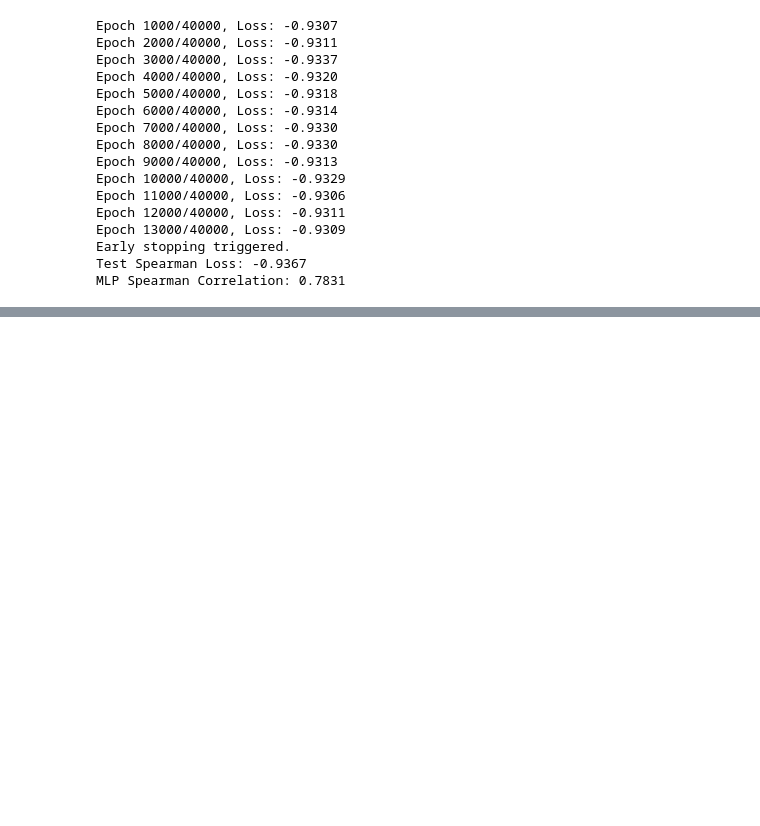
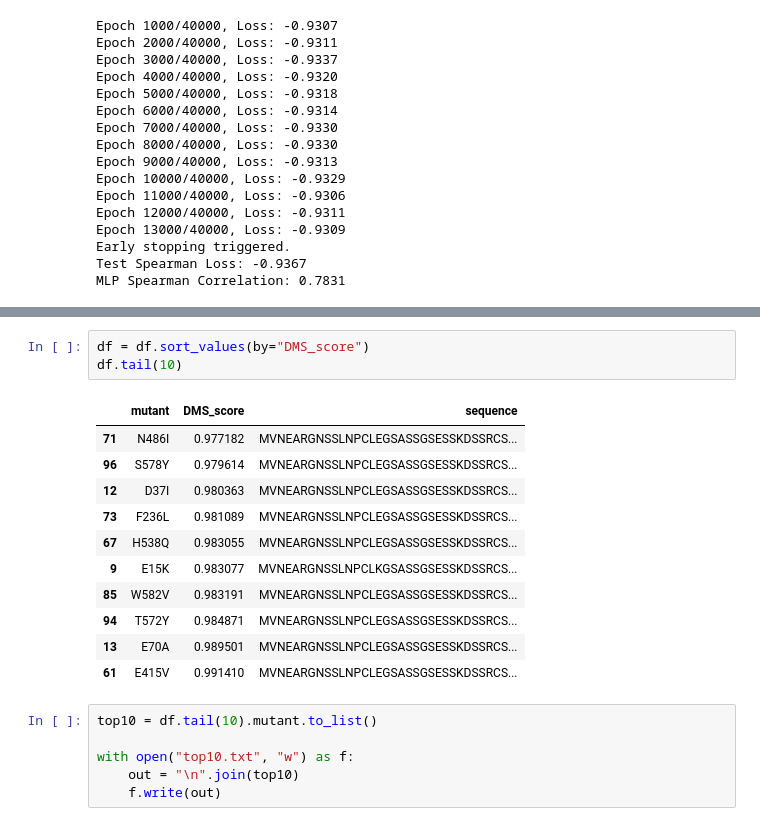
Before and after one commit to radroof22/cse-7850-combio-hackathon, a Jupyter notebook: exp.ipynb, the cells around one changed output, grey strips where cells are left out. Cells and saved outputs as stored; diff of their text form; blank space fills up the shorter version.

```diff
--- a/exp.ipynb
+++ b/exp.ipynb
@@ -1007,0 +1031,21 @@ MLP Spearman Correlation: 0.7831
+# %%
+df = df.sort_values(by="DMS_score")
+df.tail(10)
+# %% [output]
+|  | mutant | DMS_score | sequence |
+| 71 | N486I | 0.977182 | MVNEARGNSSLNPCLEGSASSGSESSKDSSRCS... |
+| 96 | S578Y | 0.979614 | MVNEARGNSSLNPCLEGSASSGSESSKDSSRCS... |
+| 12 | D37I | 0.980363 | MVNEARGNSSLNPCLEGSASSGSESSKDSSRCS... |
+| 73 | F236L | 0.981089 | MVNEARGNSSLNPCLEGSASSGSESSKDSSRCS... |
+| 67 | H538Q | 0.983055 | MVNEARGNSSLNPCLEGSASSGSESSKDSSRCS... |
+| 9 | E15K | 0.983077 | MVNEARGNSSLNPCLKGSASSGSESSKDSSRCS... |
+| 85 | W582V | 0.983191 | MVNEARGNSSLNPCLEGSASSGSESSKDSSRCS... |
+| 94 | T572Y | 0.984871 | MVNEARGNSSLNPCLEGSASSGSESSKDSSRCS... |
+| 13 | E70A | 0.989501 | MVNEARGNSSLNPCLEGSASSGSESSKDSSRCS... |
+| 61 | E415V | 0.991410 | MVNEARGNSSLNPCLEGSASSGSESSKDSSRCS... |
+# %%
+top10 = df.tail(10).mutant.to_list()
+
+with open("top10.txt", "w") as f:
+    out = "\n".join(top10)
+    f.write(out)
```
Also changed, not shown: parts of 2 cells of this notebook, 1 other file.
